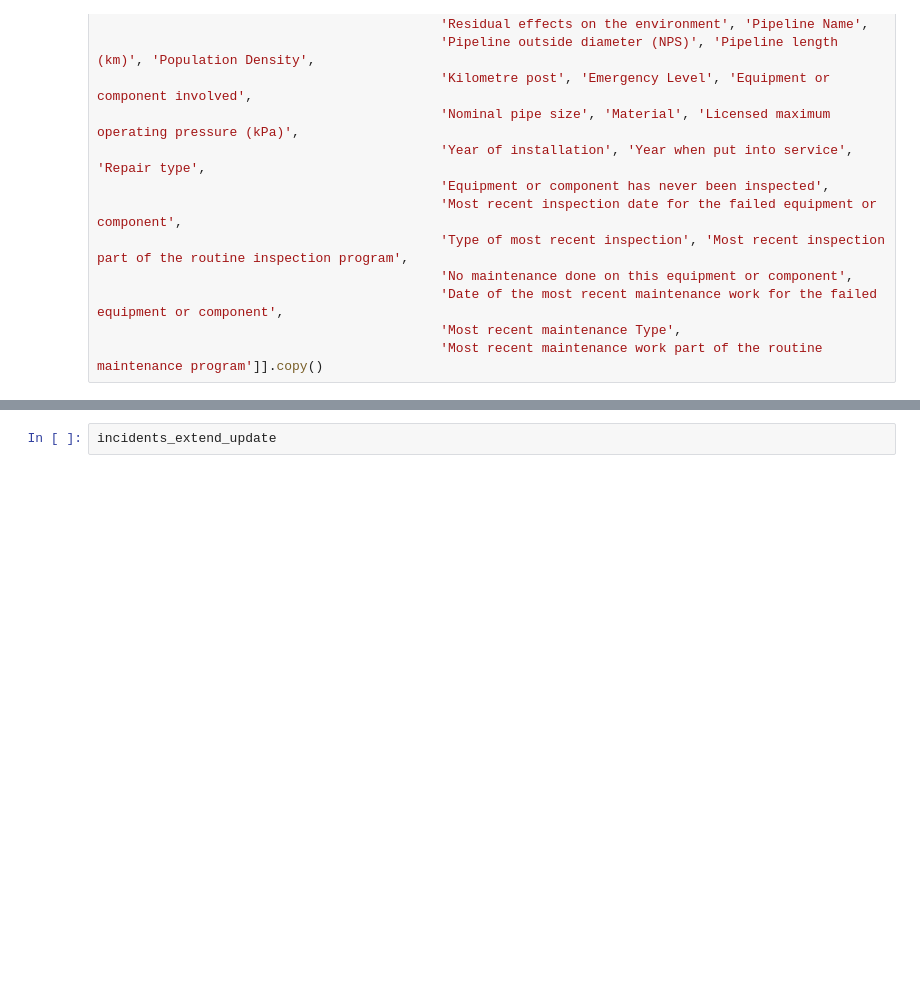
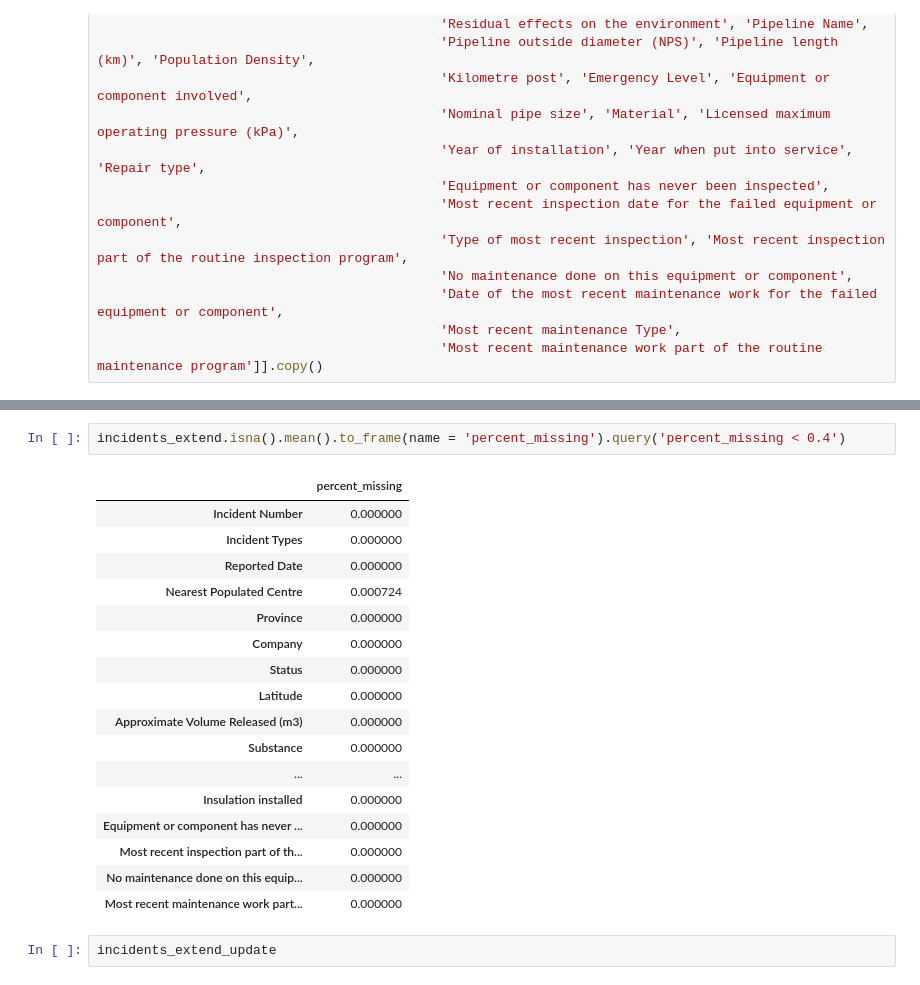
Before and after one commit to cbrad077/SSC_Case1, a Jupyter notebook: Data/SSC_initial_data_staging.ipynb, the cells around one changed output, grey strips where cells are left out. Cells and saved outputs as stored; diff of their text form; blank space fills up the shorter version.

```diff
--- a/Data/SSC_initial_data_staging.ipynb
+++ b/Data/SSC_initial_data_staging.ipynb
@@ -150,3 +188,23 @@ incidents_extend_update = incidents_extend[['Incident Number', 'Incident Types',
+# %%
+incidents_extend.isna().mean().to_frame(name = 'percent_missing').query('percent_missing < 0.4')
+# %% [output]
+|  | percent_missing |
+| Incident Number | 0.000000 |
+| Incident Types | 0.000000 |
+| Reported Date | 0.000000 |
+| Nearest Populated Centre | 0.000724 |
+| Province | 0.000000 |
+| Company | 0.000000 |
+| Status | 0.000000 |
+| Latitude | 0.000000 |
+| Approximate Volume Released (m3) | 0.000000 |
+| Substance | 0.000000 |
+| ... | ... |
+| Insulation installed | 0.000000 |
+| Equipment or component has never ... | 0.000000 |
+| Most recent inspection part of th... | 0.000000 |
+| No maintenance done on this equip... | 0.000000 |
+| Most recent maintenance work part... | 0.000000 |
 # %%
 incidents_extend_update
 # %% [output]
```
Also changed, not shown: parts of 11 cells of this notebook, 5 other files.
